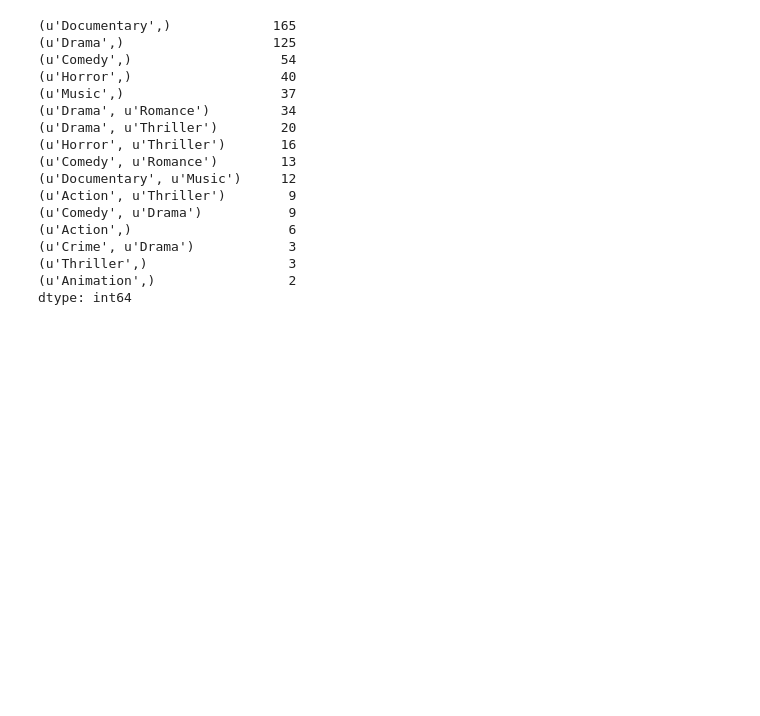
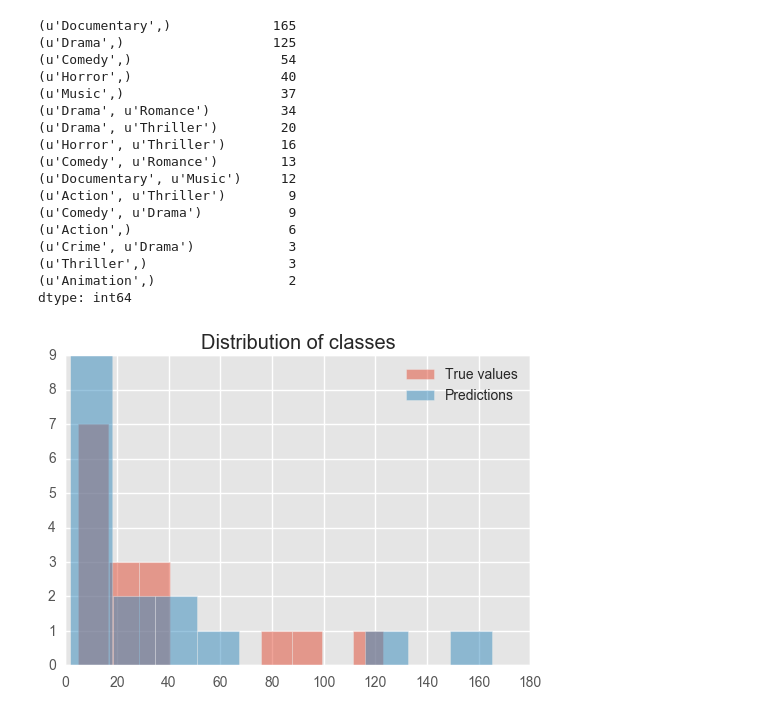
Before and after one commit to QuinnLee/cs109-project, a Jupyter notebook: notebooks/milestone_3/aa_ML3_naive_bayes.ipynb, the cells around one changed output. Cells and saved outputs as stored; diff of their text form; code cells hidden in the pictures; blank space fills up the shorter version.

```diff
--- a/notebooks/milestone_3/aa_ML3_naive_bayes.ipynb
+++ b/notebooks/milestone_3/aa_ML3_naive_bayes.ipynb
@@ -272,3 +272,11 @@ pd.Series(y_pred).value_counts()
 (u'Thriller',)                  3
 (u'Animation',)                 2
 dtype: int64
+# %%
+plt.hist(y_test.value_counts(), alpha = 0.5, label = 'True values')
+plt.hist(pd.Series(y_pred).value_counts(), alpha = 0.5, label = 'Predictions')
+plt.legend()
+plt.title('Distribution of classes')
+plt.show()
+# %% [output]
+[figure, added]
```
